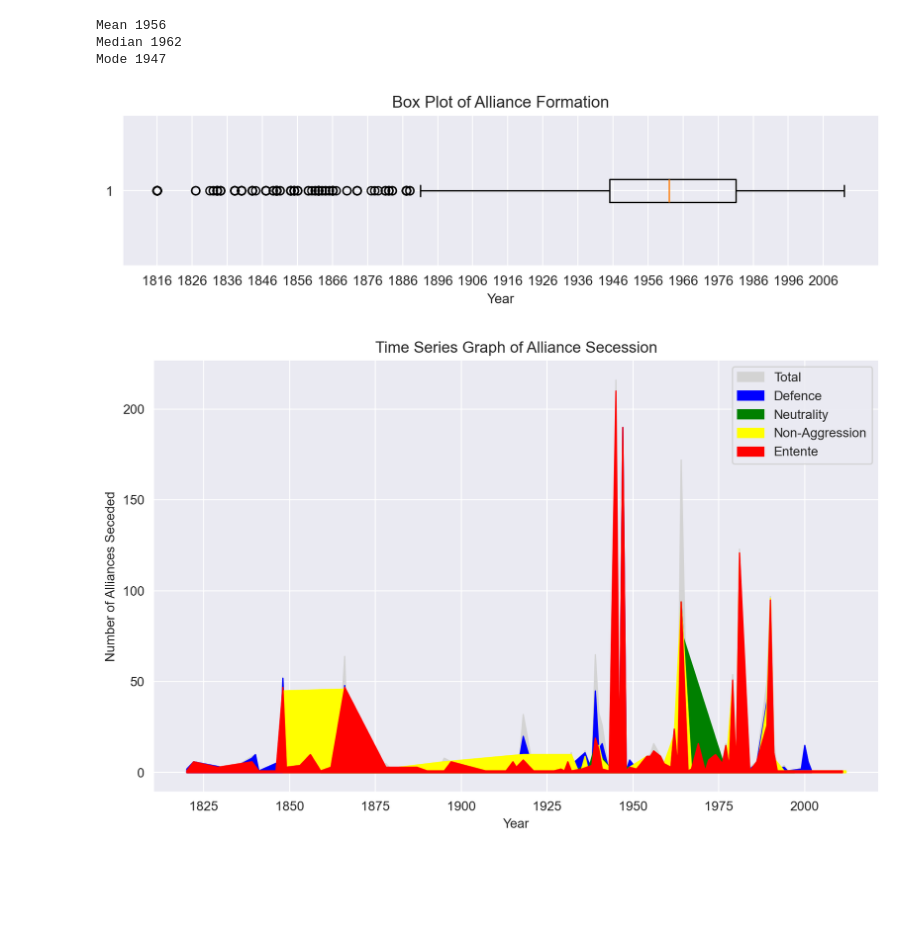
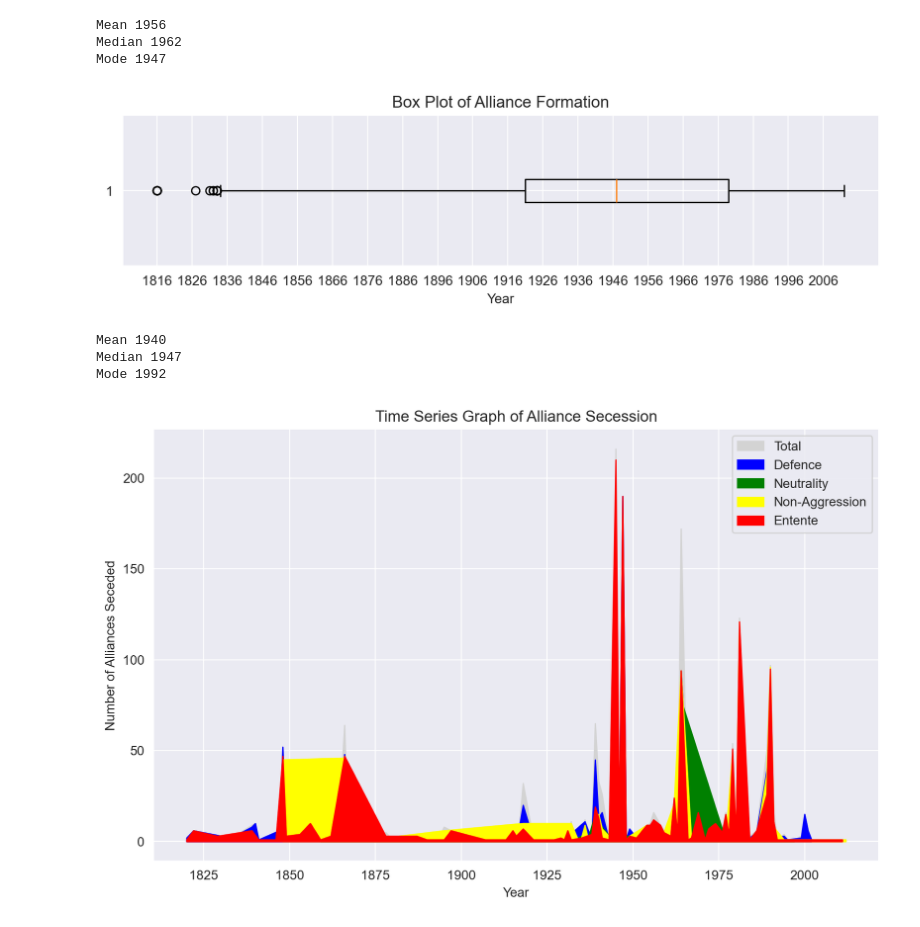
Before and after one commit to CRN91/Trade-Alliance-Network, a Jupyter notebook: alliance_dyad.ipynb, the cells around one changed output. Saved outputs shown, nothing was run; the diff lists cells and outputs as text; code cells hidden in the pictures; blank space fills up the shorter version.

Commit message:
Finished data exploration of COW formal alliances v4.1 Beginning exploration of ATOP

```diff
--- a/alliance_dyad.ipynb
+++ b/alliance_dyad.ipynb
@@ -330,14 +330,23 @@ Mean 1956
 Median 1962
 Mode 1947
 # %%
+# Box Plot of alliance formation
+
+# Only 1 entry per alliance to account for alliances with > 2 members
+alliances_df = ally_dyad.drop_duplicates(subset=['version4id'])
+
+# Plotting
 plt.figure(figsize=(10, 2))
-plt.boxplot(ally_dyad['dyad_st_year'],vert=0)
+plt.boxplot(alliances_df['dyad_st_year'],vert=0)
 plt.xlabel('Year')
 plt.xticks(range(1816,2012,10))
 plt.title('Box Plot of Alliance Formation')
 plt.show()
 # %% [output]
-[figure, old version]
+[figure, new version]
+Mean 1940
+Median 1947
+Mode 1992
 # %%
 # Temporal plot of alliance formation
 
```
Also changed, not shown: parts of 8 cells of this notebook, 18 other files.
